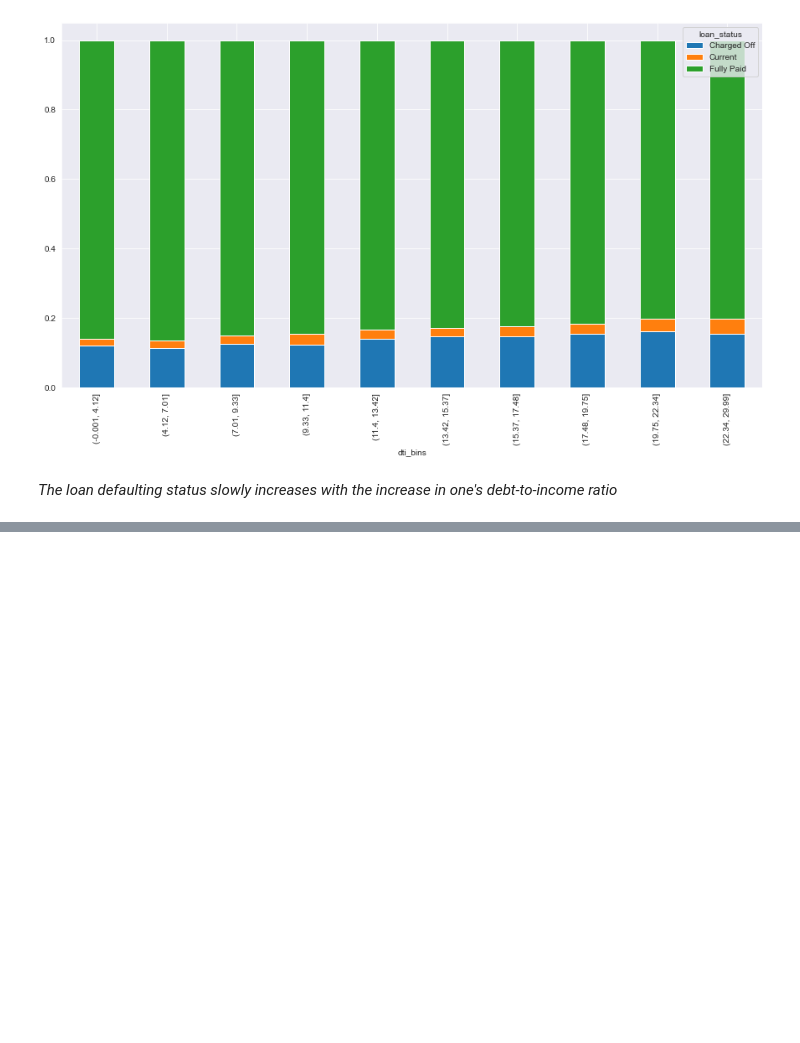
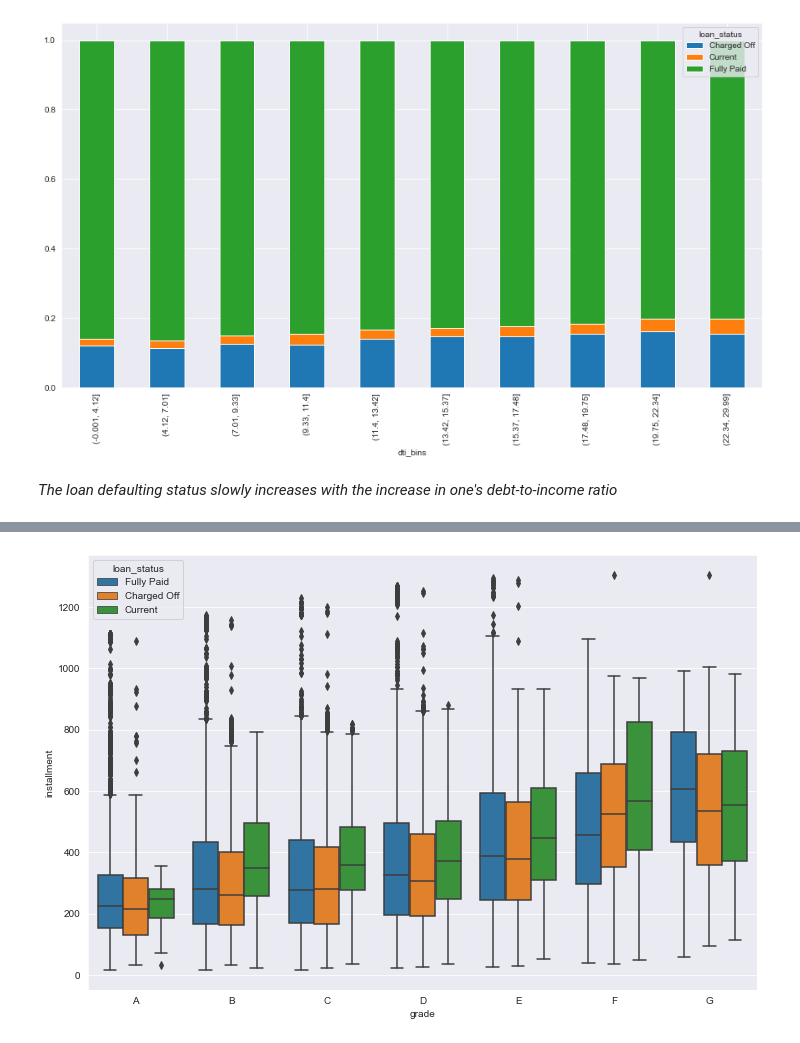
Before and after one commit to subhasisj/Lending-Club-Assignment, a Jupyter notebook: Notebooks/Exploration-Subhasis.ipynb, the cells around one changed output, grey strips where cells are left out. Saved outputs shown, nothing was run; the diff lists cells and outputs as text; code cells hidden in the pictures; blank space fills up the shorter version.

```diff
--- a/Notebooks/Exploration-Subhasis.ipynb
+++ b/Notebooks/Exploration-Subhasis.ipynb
@@ -824,0 +838,5 @@ _The loan defaulting status slowly increases with the increase in one's debt-to-
+# %%
+sns.boxplot(x = 'grade',y='installment',data= loan_df,order = ['A','B','C','D','E','F','G'],hue='loan_status')
+plt.show()
+# %% [output]
+[figure, added]
```
Also changed, not shown: parts of 12 cells of this notebook.
